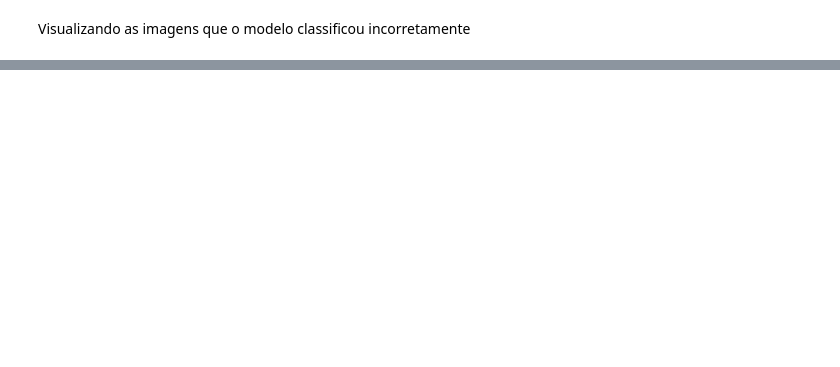
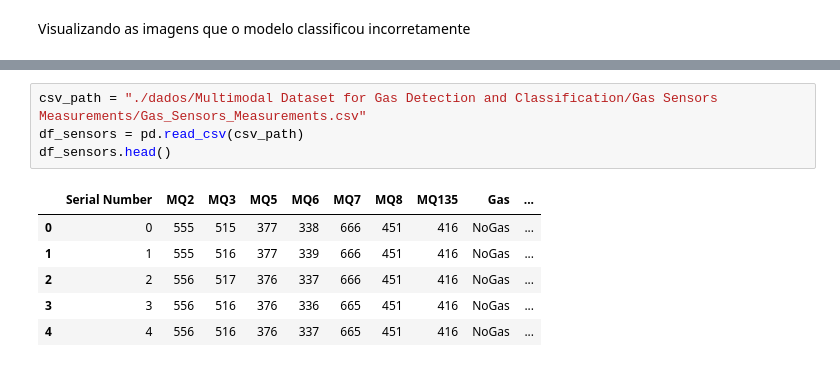
Before and after one commit to AmaralVh/gas-classification-neural-networks, a Jupyter notebook: cnn_detector_fumassa.ipynb, the cells around one changed output, grey strips where cells are left out. Cells and saved outputs as stored; diff of their text form; blank space fills up the shorter version.

Commit message:
MLP dos sensores feito, nao foi comentado

```diff
--- a/cnn_detector_fumassa.ipynb
+++ b/cnn_detector_fumassa.ipynb
@@ -434,0 +435,11 @@ for i in range(len(labels)):
+# %%
+csv_path = "./dados/Multimodal Dataset for Gas Detection and Classification/Gas Sensors Measurements/Gas_Sensors_Measurements.csv"
+df_sensors = pd.read_csv(csv_path)
+df_sensors.head()
+# %% [output]
+|  | Serial Number | MQ2 | MQ3 | MQ5 | MQ6 | MQ7 | MQ8 | MQ135 | Gas | ... |
+| 0 | 0 | 555 | 515 | 377 | 338 | 666 | 451 | 416 | NoGas | ... |
+| 1 | 1 | 555 | 516 | 377 | 339 | 666 | 451 | 416 | NoGas | ... |
+| 2 | 2 | 556 | 517 | 376 | 337 | 666 | 451 | 416 | NoGas | ... |
+| 3 | 3 | 556 | 516 | 376 | 336 | 665 | 451 | 416 | NoGas | ... |
+| 4 | 4 | 556 | 516 | 376 | 337 | 665 | 451 | 416 | NoGas | ... |
```
Also changed, not shown: parts of 13 cells of this notebook.
